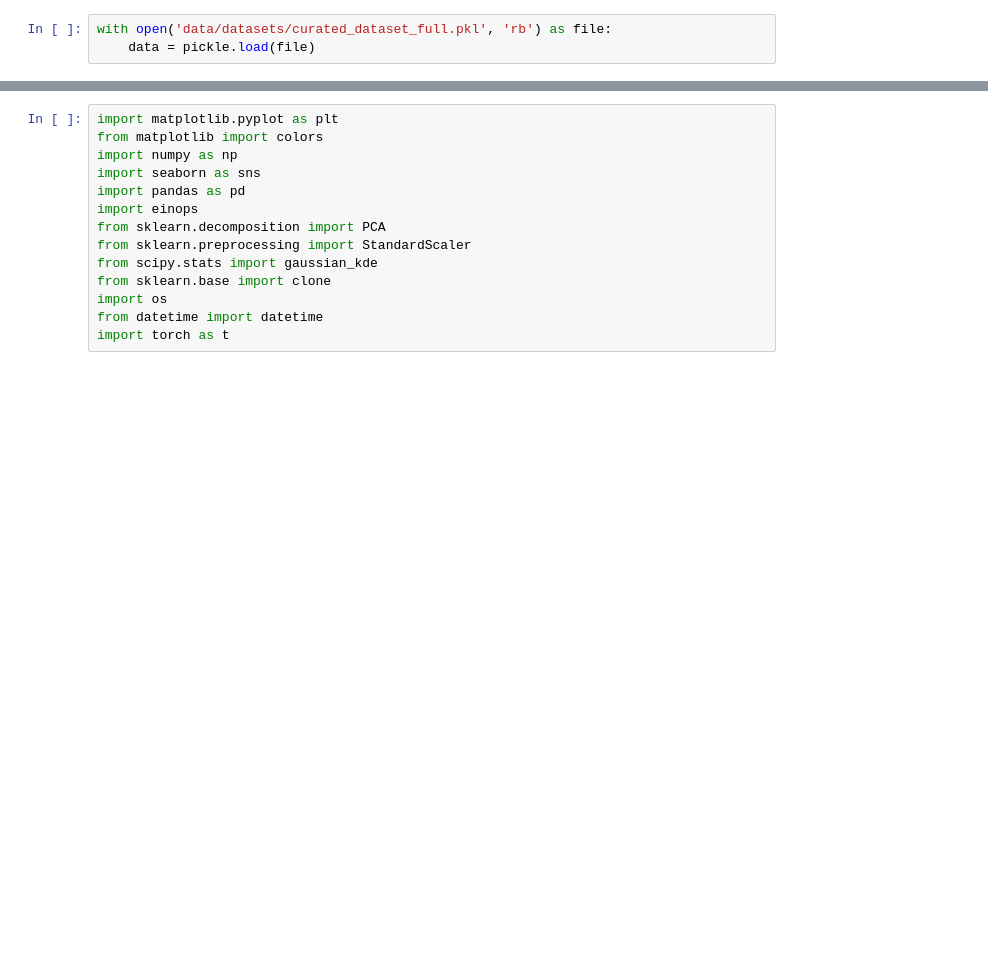
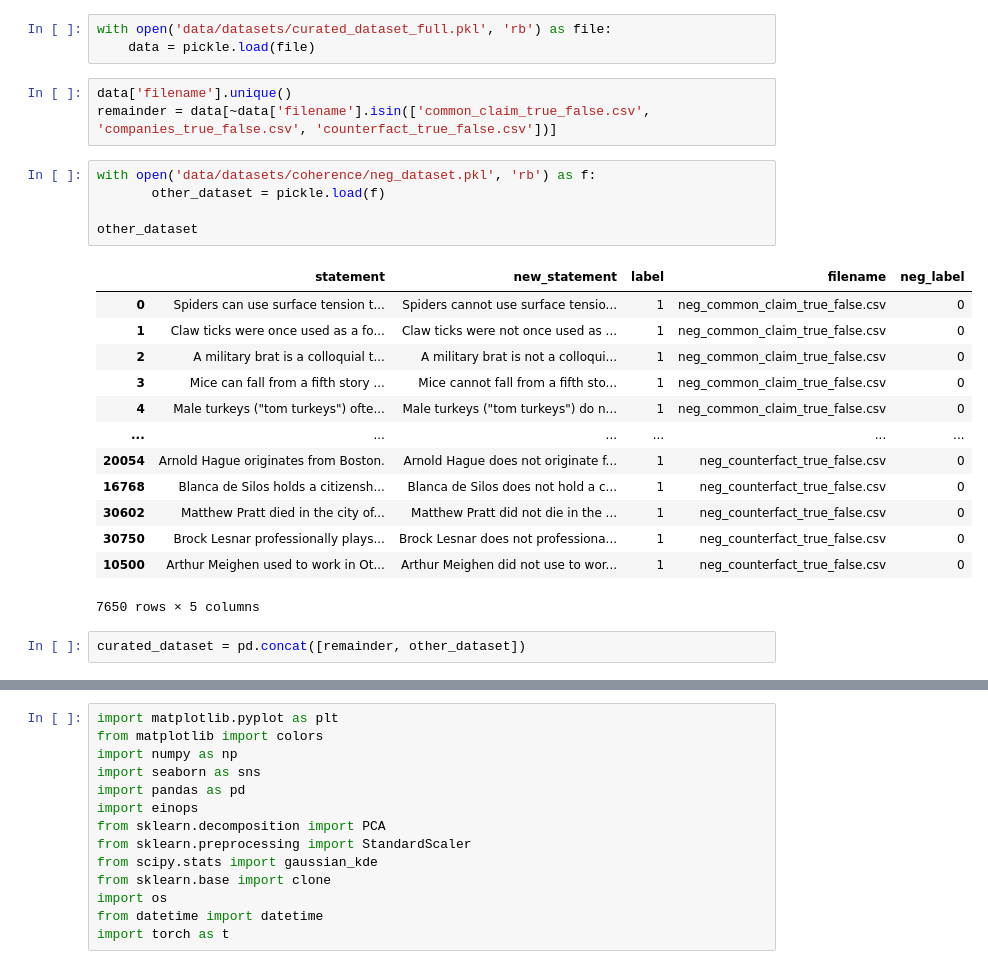
Before and after one commit to Supersheep7/tests_for_beliefs, a Jupyter notebook: test_datasets.ipynb, the cells around one changed output, grey strips where cells are left out. Drawn from its saved outputs; the diff is of its cells as text; blank space fills up the shorter version.

```diff
--- a/test_datasets.ipynb
+++ b/test_datasets.ipynb
@@ -7,3 +7,27 @@ from sklearn.model_selection import train_test_split
 # %%
 with open('data/datasets/curated_dataset_full.pkl', 'rb') as file:
     data = pickle.load(file)
+# %%
+data['filename'].unique()
+remainder = data[~data['filename'].isin(['common_claim_true_false.csv', 'companies_true_false.csv', 'counterfact_true_false.csv'])]
+# %%
+with open('data/datasets/coherence/neg_dataset.pkl', 'rb') as f:
+       other_dataset = pickle.load(f)
+
+other_dataset
+# %% [output]
+|  | statement | new_statement | label | filename | neg_label |
+| 0 | Spiders can use surface tension t... | Spiders cannot use surface tensio... | 1 | neg_common_claim_true_false.csv | 0 |
+| 1 | Claw ticks were once used as a fo... | Claw ticks were not once used as ... | 1 | neg_common_claim_true_false.csv | 0 |
+| 2 | A military brat is a colloquial t... | A military brat is not a colloqui... | 1 | neg_common_claim_true_false.csv | 0 |
+| 3 | Mice can fall from a fifth story ... | Mice cannot fall from a fifth sto... | 1 | neg_common_claim_true_false.csv | 0 |
+| 4 | Male turkeys ("tom turkeys") ofte... | Male turkeys ("tom turkeys") do n... | 1 | neg_common_claim_true_false.csv | 0 |
+| ... | ... | ... | ... | ... | ... |
+| 20054 | Arnold Hague originates from Boston. | Arnold Hague does not originate f... | 1 | neg_counterfact_true_false.csv | 0 |
+| 16768 | Blanca de Silos holds a citizensh... | Blanca de Silos does not hold a c... | 1 | neg_counterfact_true_false.csv | 0 |
+| 30602 | Matthew Pratt died in the city of... | Matthew Pratt did not die in the ... | 1 | neg_counterfact_true_false.csv | 0 |
+| 30750 | Brock Lesnar professionally plays... | Brock Lesnar does not professiona... | 1 | neg_counterfact_true_false.csv | 0 |
+| 10500 | Arthur Meighen used to work in Ot... | Arthur Meighen did not use to wor... | 1 | neg_counterfact_true_false.csv | 0 |
+7650 rows × 5 columns
+# %%
+curated_dataset = pd.concat([remainder, other_dataset])
```
Also changed, not shown: parts of 3 cells of this notebook, 2 other files.
